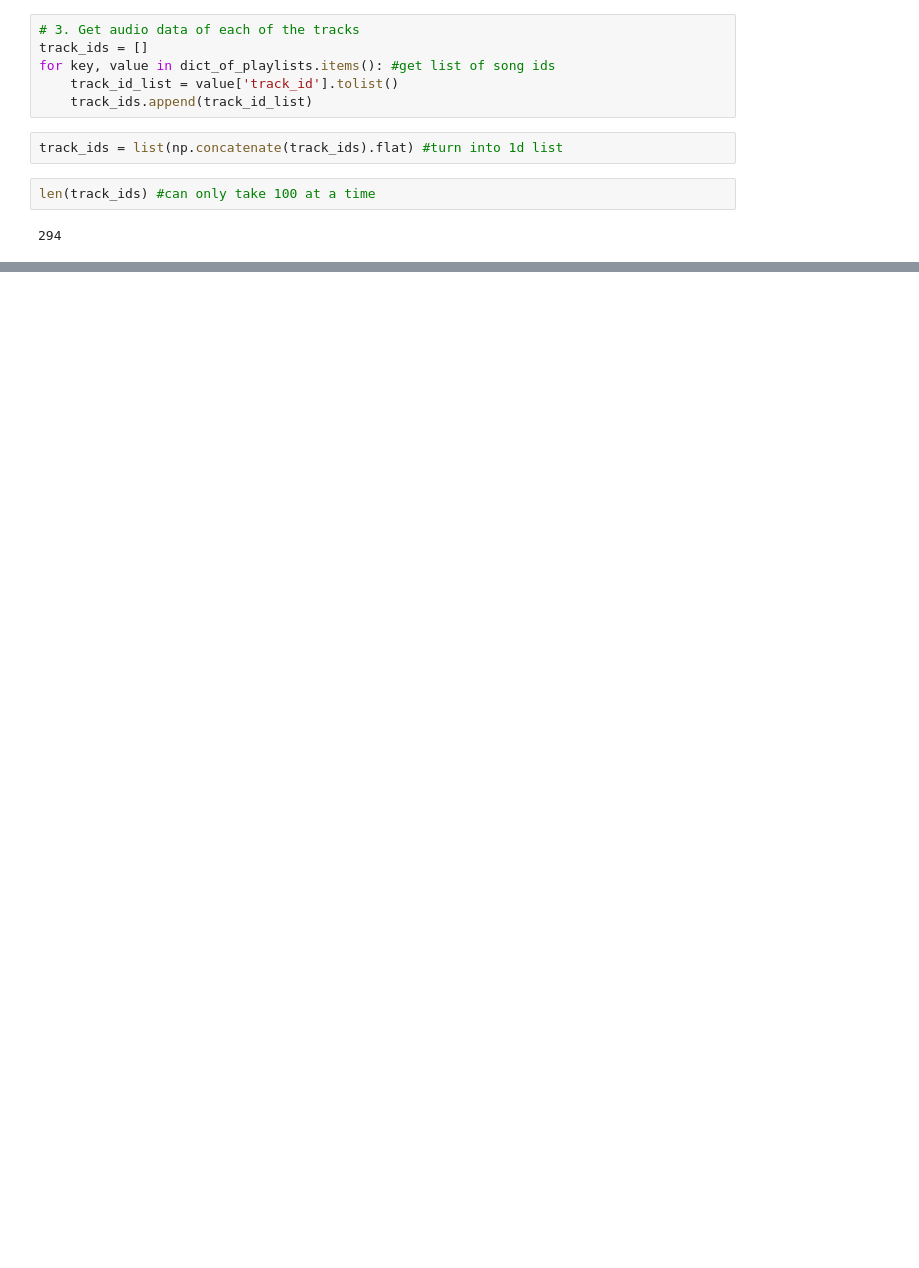
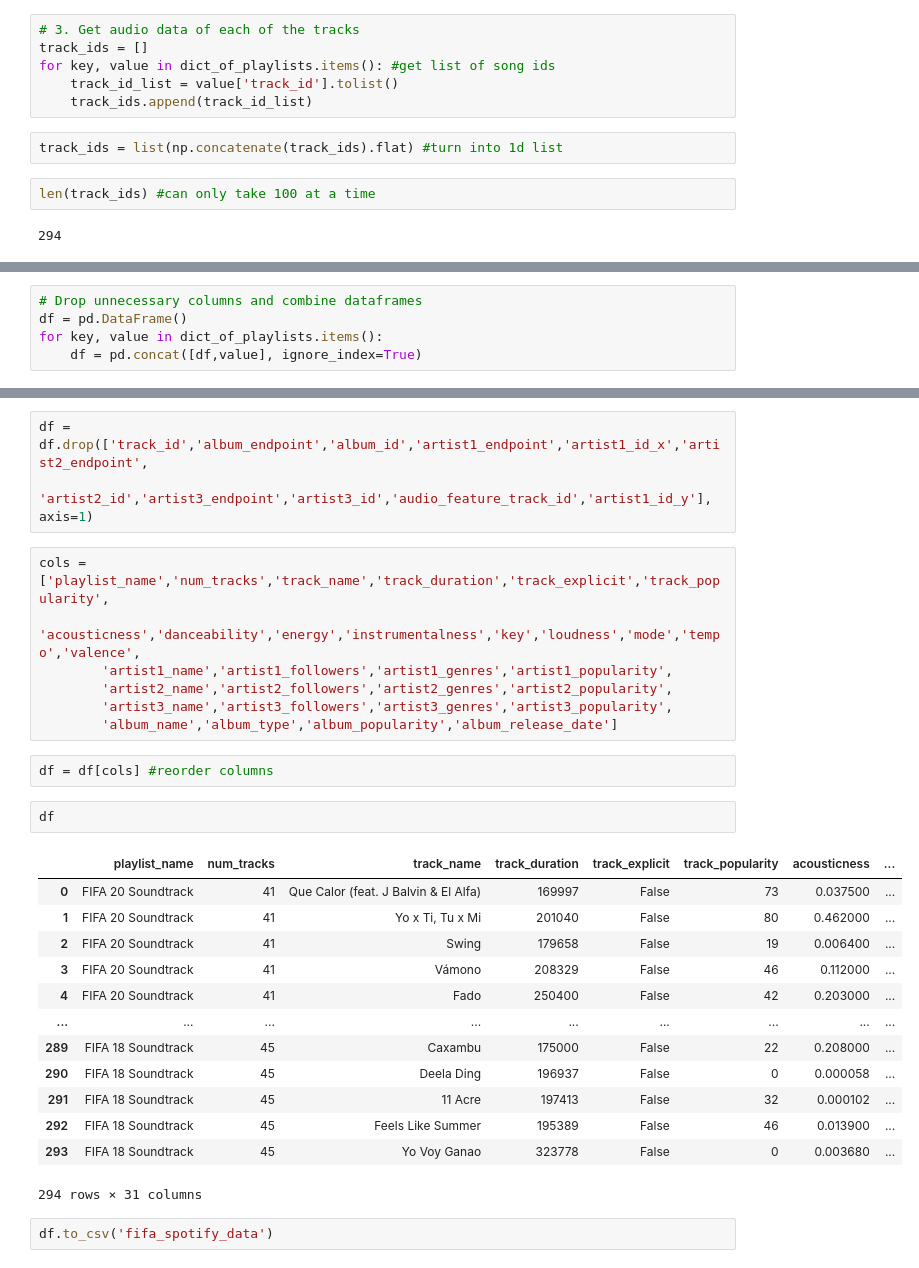
Before and after one commit to ryanwonghc/FIFA-Song-Analysis, a Jupyter notebook: Notebooks/1. Data Scraping - Spotipy.ipynb, the cells around one changed output, grey strips where cells are left out. Saved outputs shown, nothing was run; the diff lists cells and outputs as text; blank space fills up the shorter version.

```diff
--- a/Notebooks/1. Data Scraping - Spotipy.ipynb
+++ b/Notebooks/1. Data Scraping - Spotipy.ipynb
@@ -282,0 +494,5 @@ mode = []
+# %%
+# Drop unnecessary columns and combine dataframes
+df = pd.DataFrame()
+for key, value in dict_of_playlists.items():
+    df = pd.concat([df,value], ignore_index=True)
@@ -282,0 +515,30 @@ mode = []
+# %%
+df = df.drop(['track_id','album_endpoint','album_id','artist1_endpoint','artist1_id_x','artist2_endpoint',
+         'artist2_id','artist3_endpoint','artist3_id','audio_feature_track_id','artist1_id_y'], axis=1)
+# %%
+cols = ['playlist_name','num_tracks','track_name','track_duration','track_explicit','track_popularity',
+        'acousticness','danceability','energy','instrumentalness','key','loudness','mode','tempo','valence',
+        'artist1_name','artist1_followers','artist1_genres','artist1_popularity',
+        'artist2_name','artist2_followers','artist2_genres','artist2_popularity',
+        'artist3_name','artist3_followers','artist3_genres','artist3_popularity',
+        'album_name','album_type','album_popularity','album_release_date']
+# %%
+df = df[cols] #reorder columns
+# %%
+df
+# %% [output]
+|  | playlist_name | num_tracks | track_name | track_duration | track_explicit | track_popularity | acousticness | ... |
+| 0 | FIFA 20 Soundtrack | 41 | Que Calor (feat. J Balvin & El Alfa) | 169997 | False | 73 | 0.037500 | ... |
+| 1 | FIFA 20 Soundtrack | 41 | Yo x Ti, Tu x Mi | 201040 | False | 80 | 0.462000 | ... |
+| 2 | FIFA 20 Soundtrack | 41 | Swing | 179658 | False | 19 | 0.006400 | ... |
+| 3 | FIFA 20 Soundtrack | 41 | Vámono | 208329 | False | 46 | 0.112000 | ... |
+| 4 | FIFA 20 Soundtrack | 41 | Fado | 250400 | False | 42 | 0.203000 | ... |
+| ... | ... | ... | ... | ... | ... | ... | ... | ... |
+| 289 | FIFA 18 Soundtrack | 45 | Caxambu | 175000 | False | 22 | 0.208000 | ... |
+| 290 | FIFA 18 Soundtrack | 45 | Deela Ding | 196937 | False | 0 | 0.000058 | ... |
+| 291 | FIFA 18 Soundtrack | 45 | 11 Acre | 197413 | False | 32 | 0.000102 | ... |
+| 292 | FIFA 18 Soundtrack | 45 | Feels Like Summer | 195389 | False | 46 | 0.013900 | ... |
+| 293 | FIFA 18 Soundtrack | 45 | Yo Voy Ganao | 323778 | False | 0 | 0.003680 | ... |
+294 rows × 31 columns
+# %%
+df.to_csv('fifa_spotify_data')
```
Also changed, not shown: parts of 37 cells of this notebook, 9 other files.
